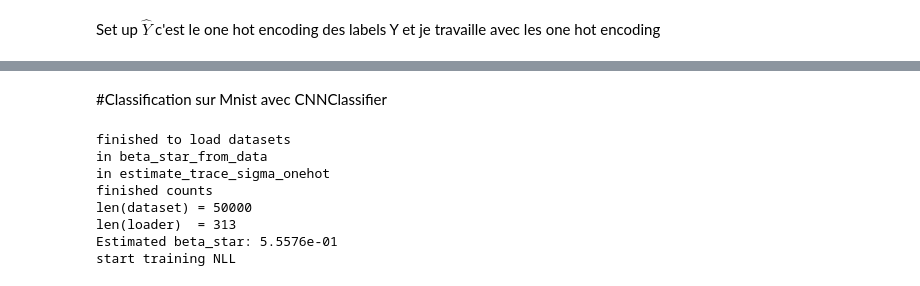
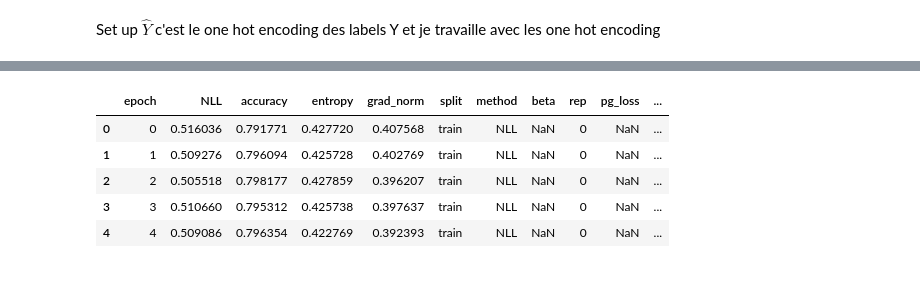
Before and after one commit to gabrielsinger2/nll_to_po, a Jupyter notebook: notebook/Classif.ipynb, the cells around one changed output, grey strips where cells are left out. Saved outputs shown, nothing was run; the diff lists cells and outputs as text; code cells hidden in the pictures.

Commit message:
Add files via upload
version avec dataasets

```diff
--- a/notebook/Classif.ipynb
+++ b/notebook/Classif.ipynb
@@ -654,36 +1467,0 @@ def show_test_table(tests_df: pd.DataFrame, dataset_name: str):
-# %% [markdown]
-#Classification sur Mnist avec CNNClassifier
-# %%
-Datasets = ["cifar10n"]
-
-all_curves = []
-all_tests = []
-
-for ds in Datasets:
-    curves_df, tests_df, bstar = run_one_dataset(
-        dataset_name=ds,
-        n_updates=50,
-        n_experiments=1,
-        batch_size=256,
-        learning_rate=1e-3,
-        entropy_weight=1e-1, type_of_data="image"
-    )
-    plot_curves_for_dataset(curves_df, ds, bstar)
-    show_test_table(tests_df, ds)
-
-    curves_df["dataset"] = ds
-    tests_df["dataset"] = ds
-    all_curves.append(curves_df)
-    all_tests.append(tests_df)
-
-df_curves_all = pd.concat(all_curves, ignore_index=True)
-df_tests_all = pd.concat(all_tests, ignore_index=True)
-# %% [output]
-finished to load datasets
-in beta_star_from_data
-in estimate_trace_sigma_onehot
-finished counts
-len(dataset) = 50000
-len(loader)  = 313
-Estimated beta_star: 5.5576e-01
-start training NLL
@@ -706,0 +1468,9 @@ classes = pickle.load(urllib.request.urlopen('https://gist.githubusercontent.com
+# %%
+df_curves_a.head()
+# %% [output]
+|  | epoch | NLL | accuracy | entropy | grad_norm | split | method | beta | rep | pg_loss | ... |
+| 0 | 0 | 0.516036 | 0.791771 | 0.427720 | 0.407568 | train | NLL | NaN | 0 | NaN | ... |
+| 1 | 1 | 0.509276 | 0.796094 | 0.425728 | 0.402769 | train | NLL | NaN | 0 | NaN | ... |
+| 2 | 2 | 0.505518 | 0.798177 | 0.427859 | 0.396207 | train | NLL | NaN | 0 | NaN | ... |
+| 3 | 3 | 0.510660 | 0.795312 | 0.425738 | 0.397637 | train | NLL | NaN | 0 | NaN | ... |
+| 4 | 4 | 0.509086 | 0.796354 | 0.422769 | 0.392393 | train | NLL | NaN | 0 | NaN | ... |
```
Also changed, not shown: parts of 26 cells of this notebook.
